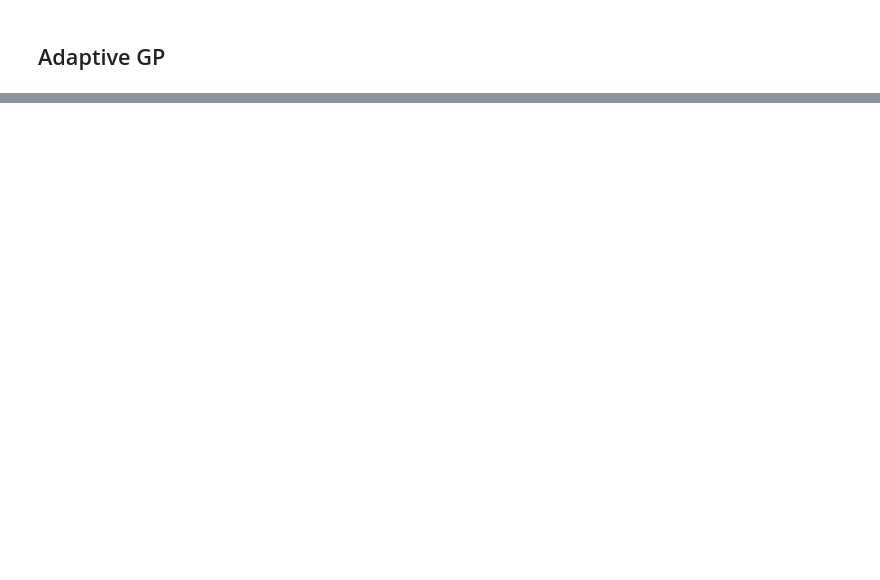
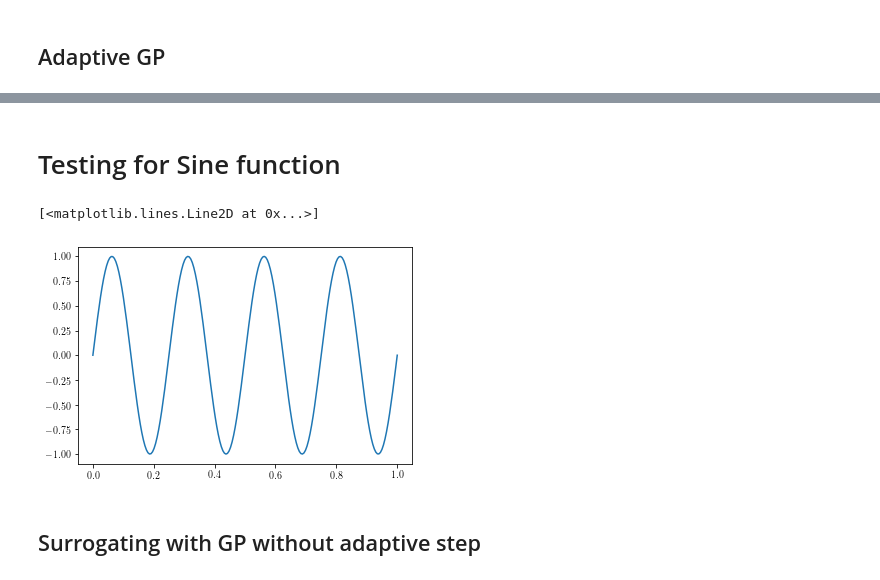
Before and after one commit to atulag0711/process-parameter-performance, a Jupyter notebook: Adaptive_GP/test_GP.ipynb, the cells around one changed output, grey strips where cells are left out. Cells and saved outputs as stored; diff of their text form; code cells hidden in the pictures; blank space fills up the shorter version.

```diff
--- a/Adaptive_GP/test_GP.ipynb
+++ b/Adaptive_GP/test_GP.ipynb
@@ -50,0 +98,11 @@ metamodel.predict_plot(mean,cov,x_pred,x_pred)
+# %% [markdown]
+# Testing for Sine function
+# %%
+def f_2(x):
+    return np.sin(np.pi*8*x).flatten()
+# %%
+x = np.linspace(0,1,200)
+plt.plot(x, f_2(x))
+# %% [output]
+[<matplotlib.lines.Line2D at 0x...>]
+[figure, added]
@@ -50,0 +112,2 @@ metamodel.predict_plot(mean,cov,x_pred,x_pred)
+# %% [markdown]
+## Surrogating with GP without adaptive step
```
Also changed, not shown: parts of 20 cells of this notebook, 2 other files.
